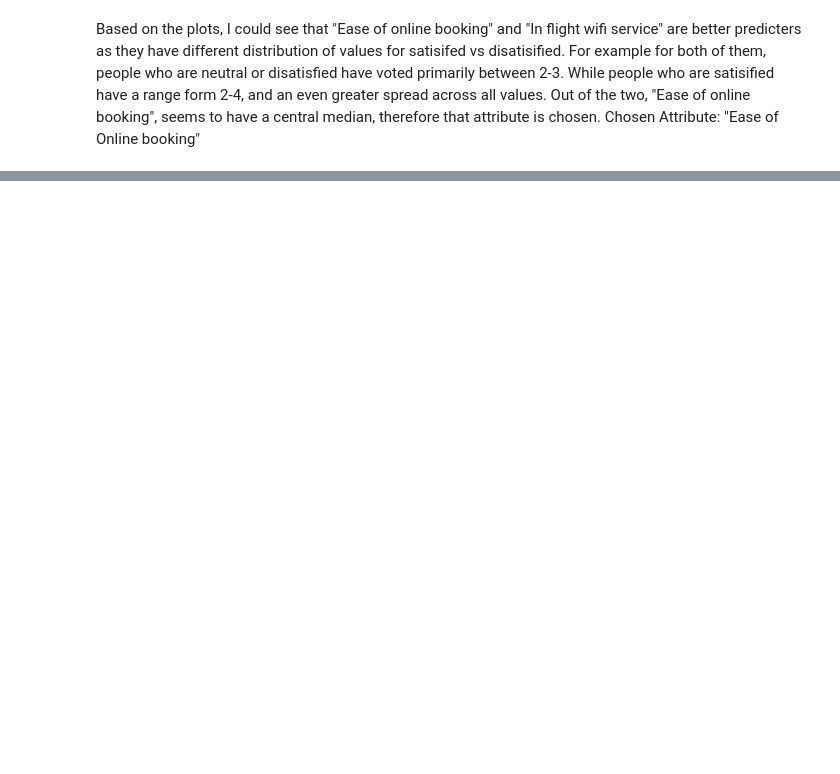
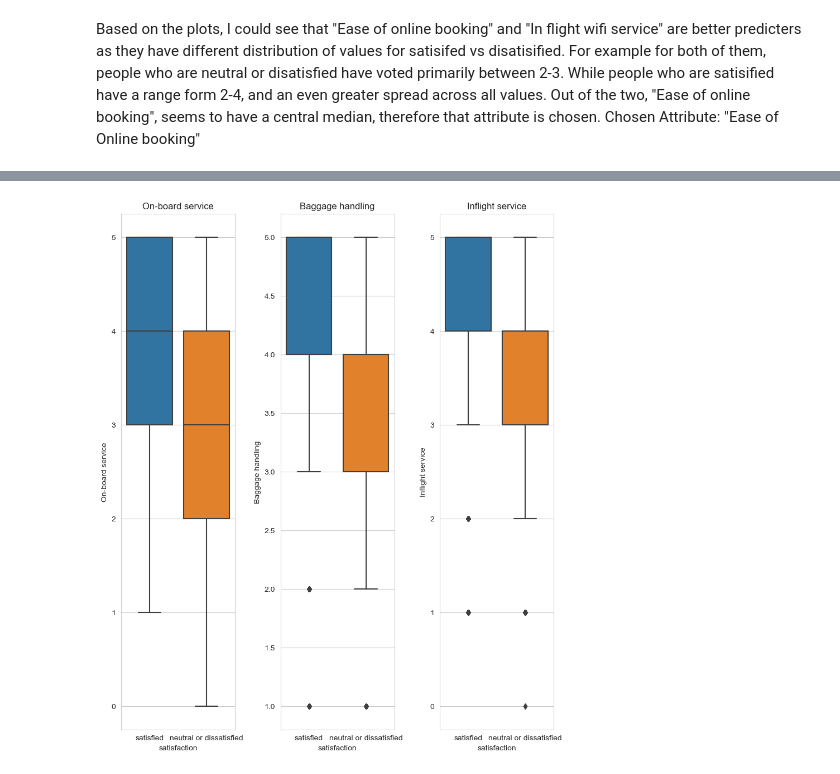
Before and after one commit to kunthshah21/Classification-ML-Prediction-for-Airline-Satsifaction, a Jupyter notebook: prediction_1.ipynb, the cells around one changed output, grey strips where cells are left out. Cells and saved outputs as stored; diff of their text form; code cells hidden in the pictures; blank space fills up the shorter version.

```diff
--- a/prediction_1.ipynb
+++ b/prediction_1.ipynb
@@ -370,0 +411,16 @@ Based on the plots, I could see that "Ease of online booking" and "In flight wif
+# %%
+fig, axes = plt.subplots(nrows=1, ncols=3, figsize=(10, 12))
+plt.subplots_adjust(hspace=0.4, wspace=0.4)
+
+sns.boxplot(x='satisfaction', y='On-board service', data=airline_data, ax=axes[0])
+axes[0].set_title('On-board service')
+
+sns.boxplot(x='satisfaction', y='Baggage handling', data=airline_data, ax=axes[1])
+axes[1].set_title('Baggage handling')
+
+sns.boxplot(x='satisfaction', y='Inflight service', data=airline_data, ax=axes[2])
+axes[2].set_title('Inflight service')
+
+plt.show()
+# %% [output]
+[figure, added]
```
Also changed, not shown: parts of 26 cells of this notebook.
